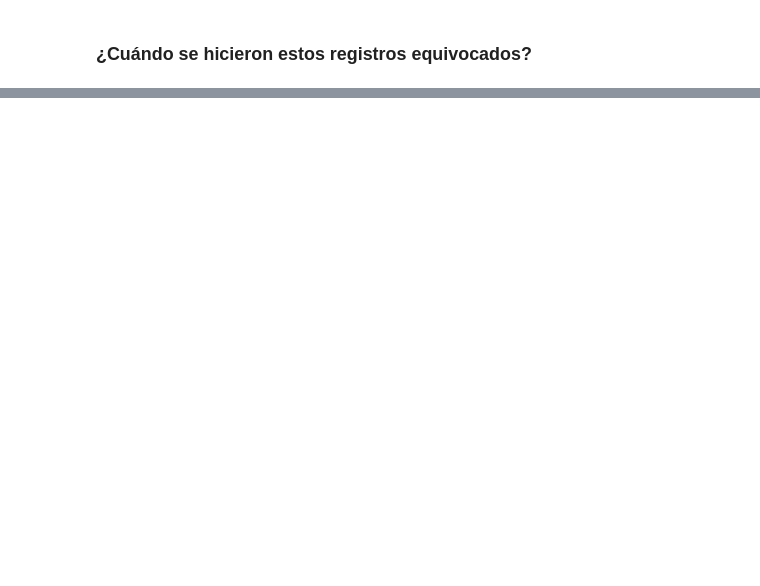
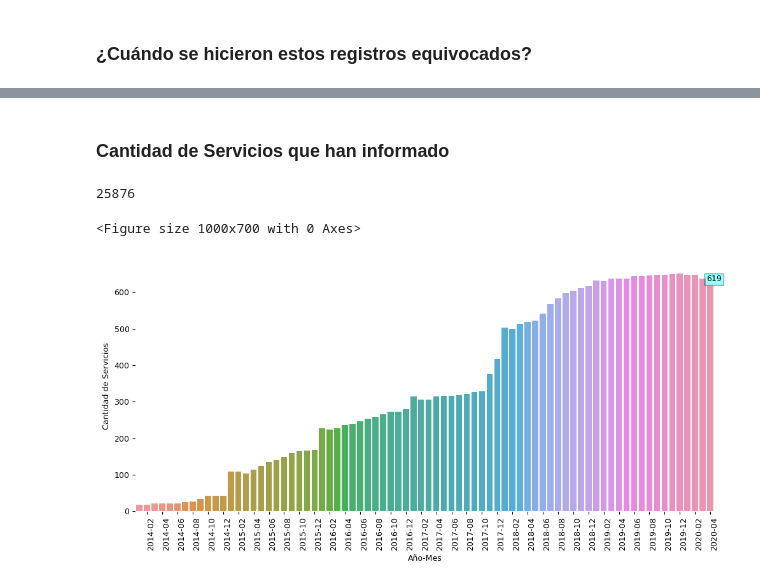
Before and after one commit to josemoragonzalez/PublicEmployment, a Jupyter notebook: informe.ipynb, the cells around one changed output, grey strips where cells are left out. Drawn from its saved outputs; the diff is of its cells as text; code cells hidden in the pictures; blank space fills up the shorter version.

```diff
--- a/informe.ipynb
+++ b/informe.ipynb
@@ -259,0 +353,47 @@ plt.show()
+# %% [markdown]
+### Cantidad de Servicios que han informado
+# %%
+#Generamos la conexión
+cnxn = vertica_python.connect(**conn_info)
+
+# Hacemos la query  e importamos el resultado en un df
+query6 = '''
+SELECT DISTINCT f.anyo, f.mesN, f.OrganismoCodigo, s.Padre_org, f.OrganismoCodigo, s.obligadorecibir_sai, s.Ingresa
+FROM funcionarios."full" f
+LEFT JOIN funcionarios.Servicios s ON f.OrganismoCodigo =s.Codigo_org
+WHERE f.anyo  > 2013
+AND f.anyo * 100 + f.mesN < 202005
+'''
+
+df6 = pd.read_sql(query6, con=cnxn)
+
+cnxn.close()
+
+df6 = df6.drop(columns = ['OrganismoCodigo'])
+df6['Año-Mes']  = df6['anyo'].astype(str) + '-' + df6['mesN']
+# %%
+df6['Fecha'] = pd.to_datetime(df6['Año-Mes'])
+df6 = df6.sort_values(by=['Fecha'])
+df6
+# %% [output]
+25876
+# %%
+ticksdf = df6['Año-Mes'].drop_duplicates().reset_index(drop=True).reset_index()
+# %%
+ticks = pd.DataFrame([n for n in range(1, 76, 2)]).rename(columns={0:'col'})
+ticksf = ticks.merge(ticksdf, left_on='col', right_on='index')
+# %%
+plt.figure(figsize=(10,7))
+g1 = sns.catplot(kind='count', data=df6, x='Año-Mes', aspect=2)
+g1.set_xticklabels(rotation=90)
+ax = g1.axes.flat
+ax[0].set_ylabel('Cantidad de Servicios')
+ax[0].spines['left'].set_color('white')
+ax[0].spines['bottom'].set_color('white')
+ax[0].annotate('619', xy=(74.5,630), xytext=(74.5,630), bbox={'facecolor': 'cyan', 'alpha': 0.4, 'pad': 2})
+plt.xticks(ticksf['col'], ticksf['Año-Mes'],ha='left')
+plt.tight_layout()
+plt.show()
+# %% [output]
+<Figure size 1000x700 with 0 Axes>
+[figure, added]
```
Also changed, not shown: parts of 67 cells of this notebook, 18 other files.
